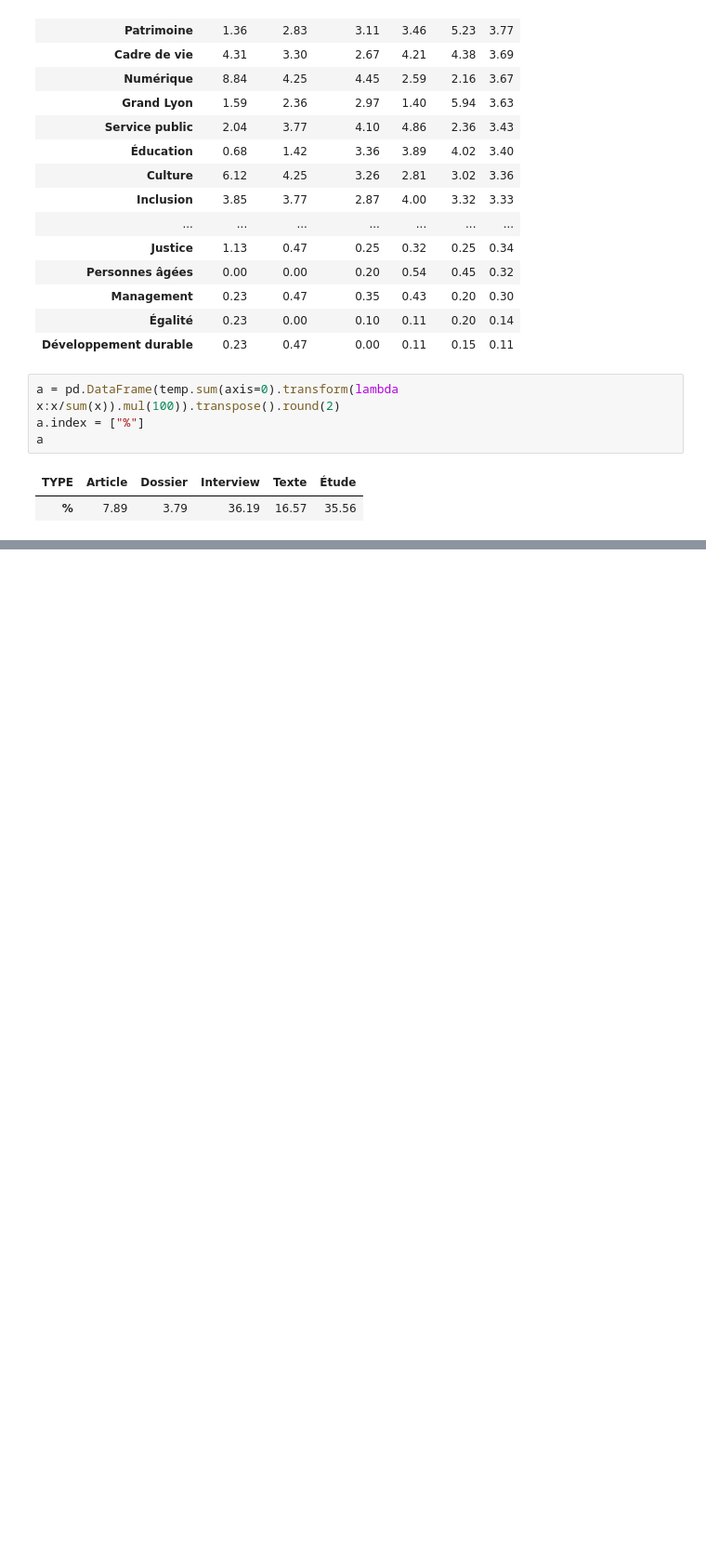
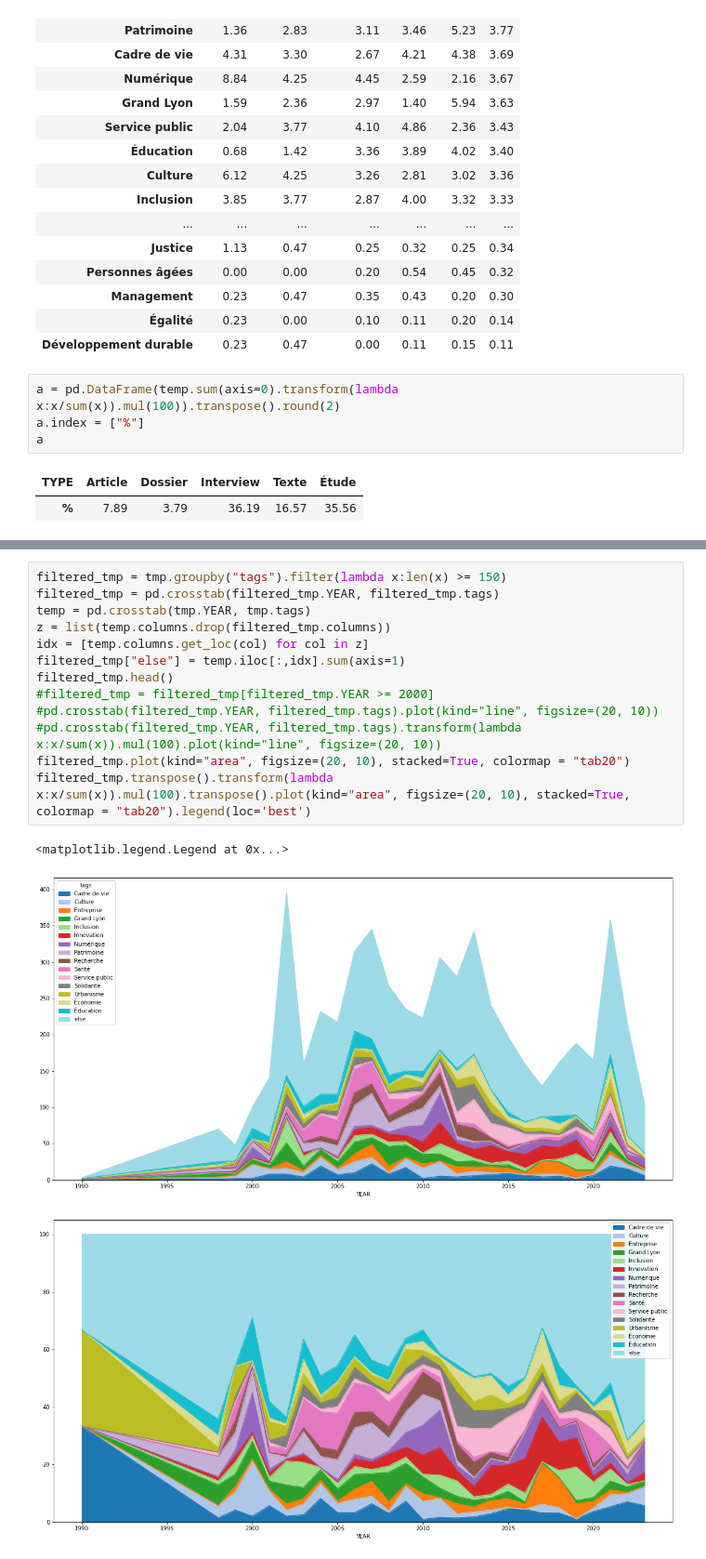
Before and after one commit to Geminy3/Skoli_M3, a Jupyter notebook: Analyse_items.ipynb, the cells around one changed output, grey strips where cells are left out. Shown at 93% size. Saved outputs shown, nothing was run; the diff lists cells and outputs as text; blank space fills up the shorter version.

```diff
--- a/Analyse_items.ipynb
+++ b/Analyse_items.ipynb
@@ -250,3 +239,20 @@ pd.crosstab(filtered_tmp.YEAR, filtered_tmp.tags).transpose().transform(lambda x
 <matplotlib.legend.Legend at 0x...>
 [figure]
 [figure]
+# %%
+filtered_tmp = tmp.groupby("tags").filter(lambda x:len(x) >= 150)
+filtered_tmp = pd.crosstab(filtered_tmp.YEAR, filtered_tmp.tags)
+temp = pd.crosstab(tmp.YEAR, tmp.tags)
+z = list(temp.columns.drop(filtered_tmp.columns))
+idx = [temp.columns.get_loc(col) for col in z]
+filtered_tmp["else"] = temp.iloc[:,idx].sum(axis=1)
+filtered_tmp.head()
+#filtered_tmp = filtered_tmp[filtered_tmp.YEAR >= 2000]
+#pd.crosstab(filtered_tmp.YEAR, filtered_tmp.tags).plot(kind="line", figsize=(20, 10))
+#pd.crosstab(filtered_tmp.YEAR, filtered_tmp.tags).transform(lambda x:x/sum(x)).mul(100).plot(kind="line", figsize=(20, 10))
+filtered_tmp.plot(kind="area", figsize=(20, 10), stacked=True, colormap = "tab20")
+filtered_tmp.transpose().transform(lambda x:x/sum(x)).mul(100).transpose().plot(kind="area", figsize=(20, 10), stacked=True, colormap = "tab20").legend(loc='best')
+# %% [output]
+<matplotlib.legend.Legend at 0x...>
+[figure, added]
+[figure, added]
```
Also changed, not shown: parts of 2 cells of this notebook.
